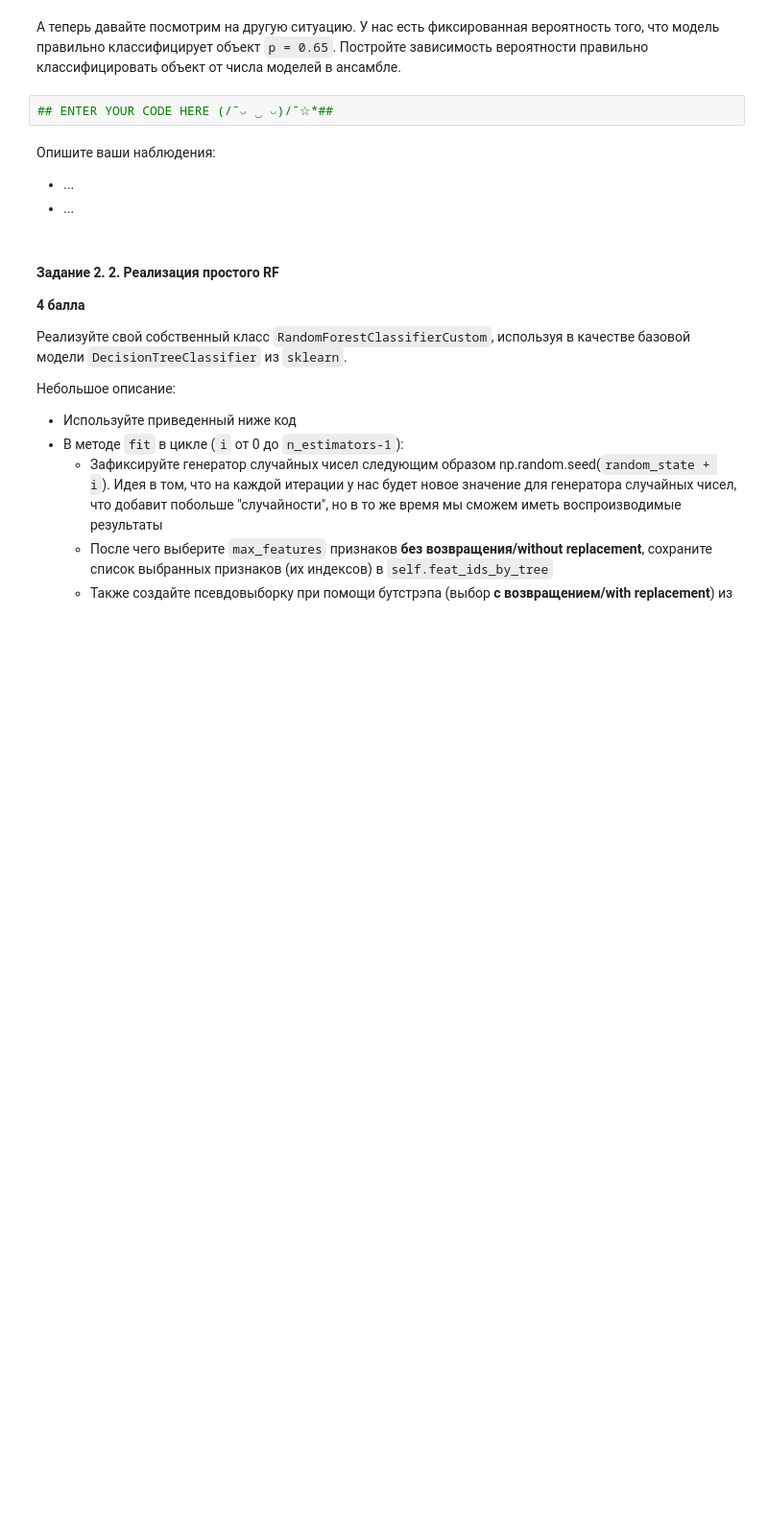
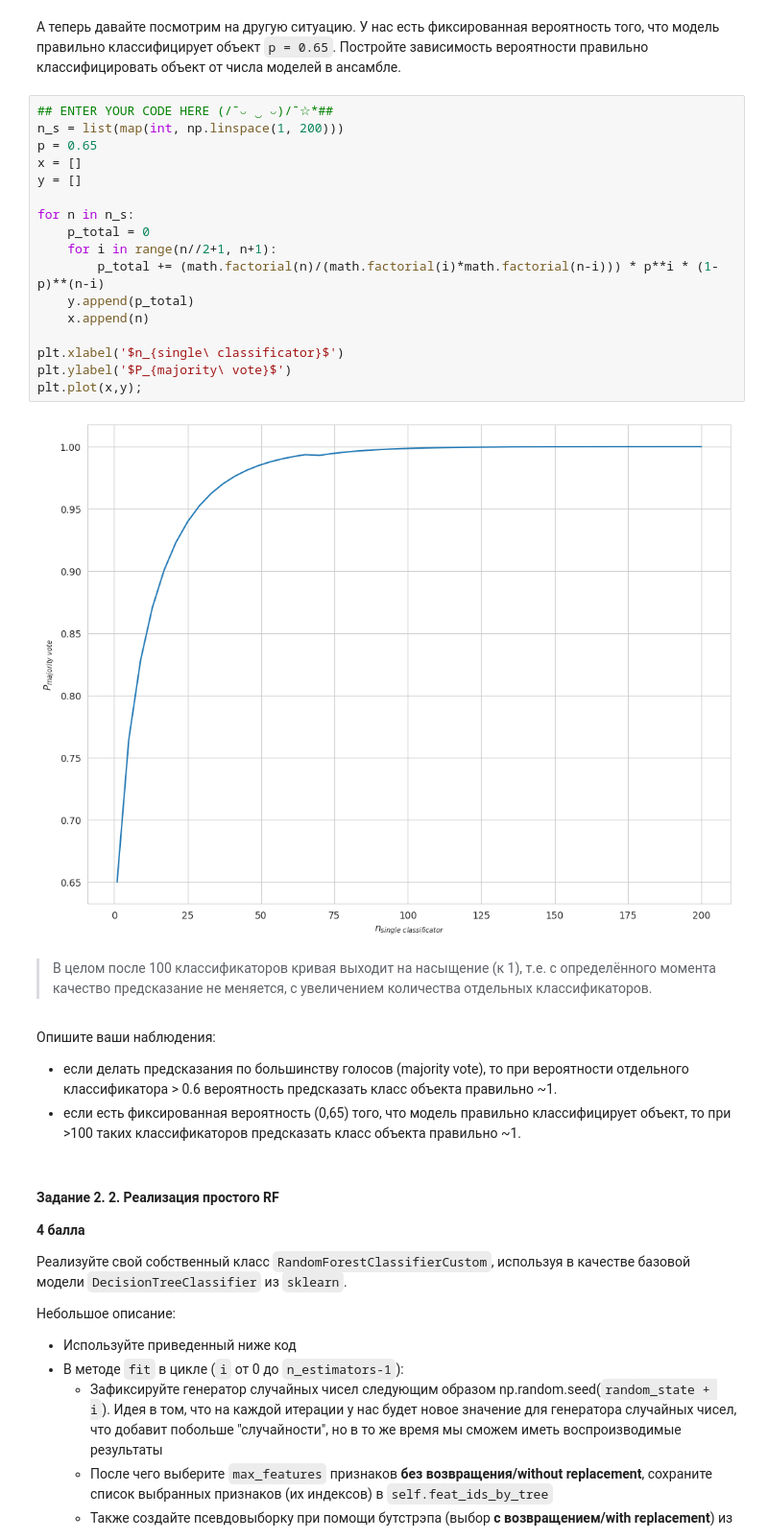
Before and after one commit to Olga-Bagrova/BI_ML_2024, a Jupyter notebook: hw_5_ensembles/code/Ensembles.ipynb, the cells around one changed output. Shown at 96% size. Saved outputs shown, nothing was run; the diff lists cells and outputs as text; blank space fills up the shorter version.

```diff
--- a/hw_5_ensembles/code/Ensembles.ipynb
+++ b/hw_5_ensembles/code/Ensembles.ipynb
@@ -83,11 +137,30 @@ $$ \large \mu = \sum_ {i = 51} ^ {101} C_{101} ^ ip ^ i (1-p) ^ {101-i} $$
 А теперь давайте посмотрим на другую ситуацию. У нас есть фиксированная вероятность того, что модель правильно классифицирует объект `p = 0.65`. Постройте зависимость вероятности правильно классифицировать объект от числа моделей в ансамбле.
 # %%
 ## ENTER YOUR CODE HERE (/¯◡ ‿ ◡)/¯☆*##
+n_s = list(map(int, np.linspace(1, 200)))
+p = 0.65
+x = []
+y = []
+
+for n in n_s:
+    p_total = 0
+    for i in range(n//2+1, n+1):
+        p_total += (math.factorial(n)/(math.factorial(i)*math.factorial(n-i))) * p**i * (1-p)**(n-i)
+    y.append(p_total)
+    x.append(n)
+
+plt.xlabel('$n_{single\ classificator}$')
+plt.ylabel('$P_{majority\ vote}$')
+plt.plot(x,y);
+# %% [output]
+[figure, added]
+# %% [markdown]
+> В целом после 100 классификаторов кривая выходит на насыщение (к 1), т.е. с определённого момента качество предсказание не меняется, с увеличением количества отдельных классификаторов.
 # %% [markdown]
 Опишите ваши наблюдения:
 
-* ...
-* ...
+* если делать предсказания по большинству голосов (majority vote), то при вероятности отдельного классификатора > 0.6 вероятность предсказать класс объекта правильно ~1.
+* если есть фиксированная вероятность (0,65) того, что модель правильно классифицирует объект, то при >100 таких классификаторов предсказать класс объекта правильно ~1.
 # %% [markdown]
 #### Задание 2. 2. Реализация простого RF
 
```
Also changed, not shown: parts of 96 cells of this notebook, 2 other files.
